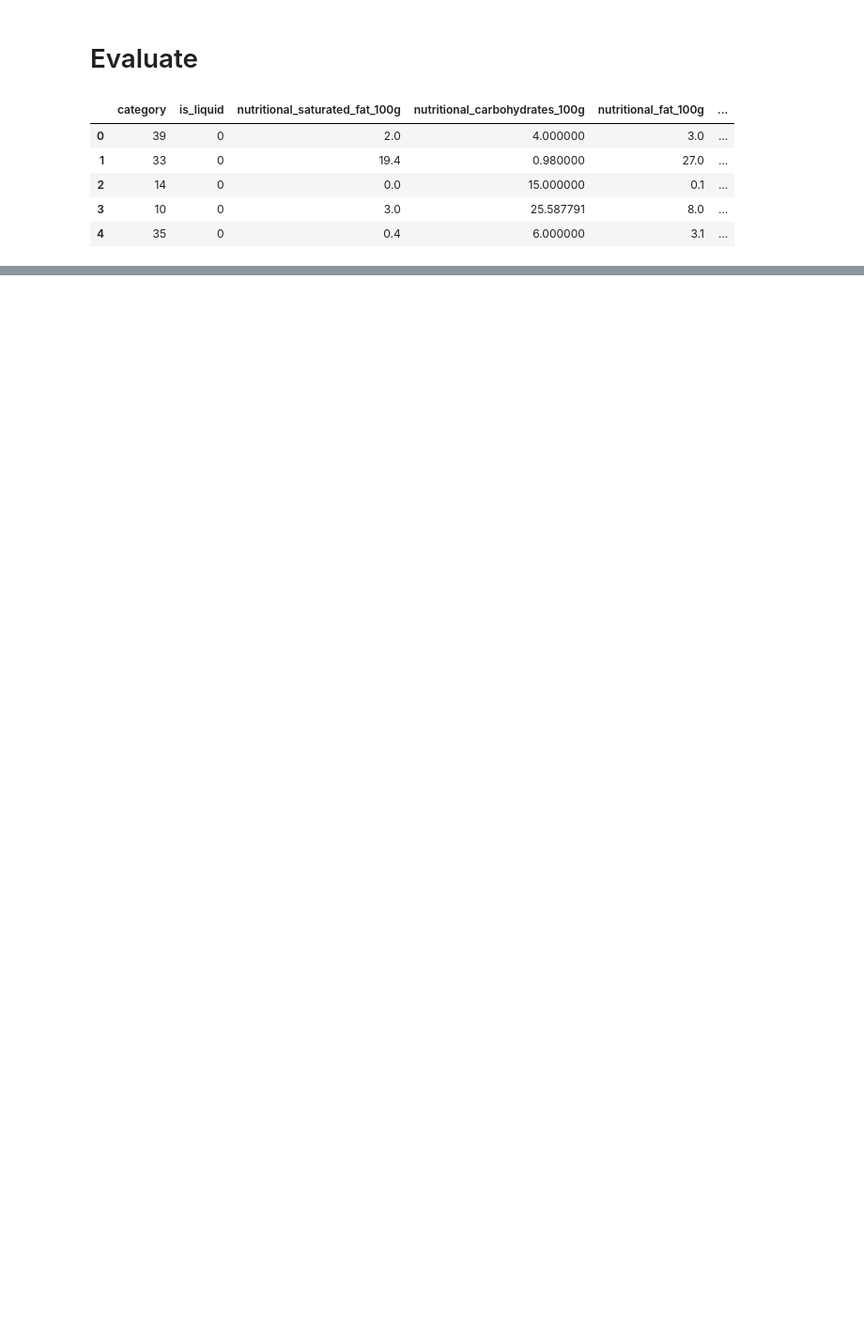
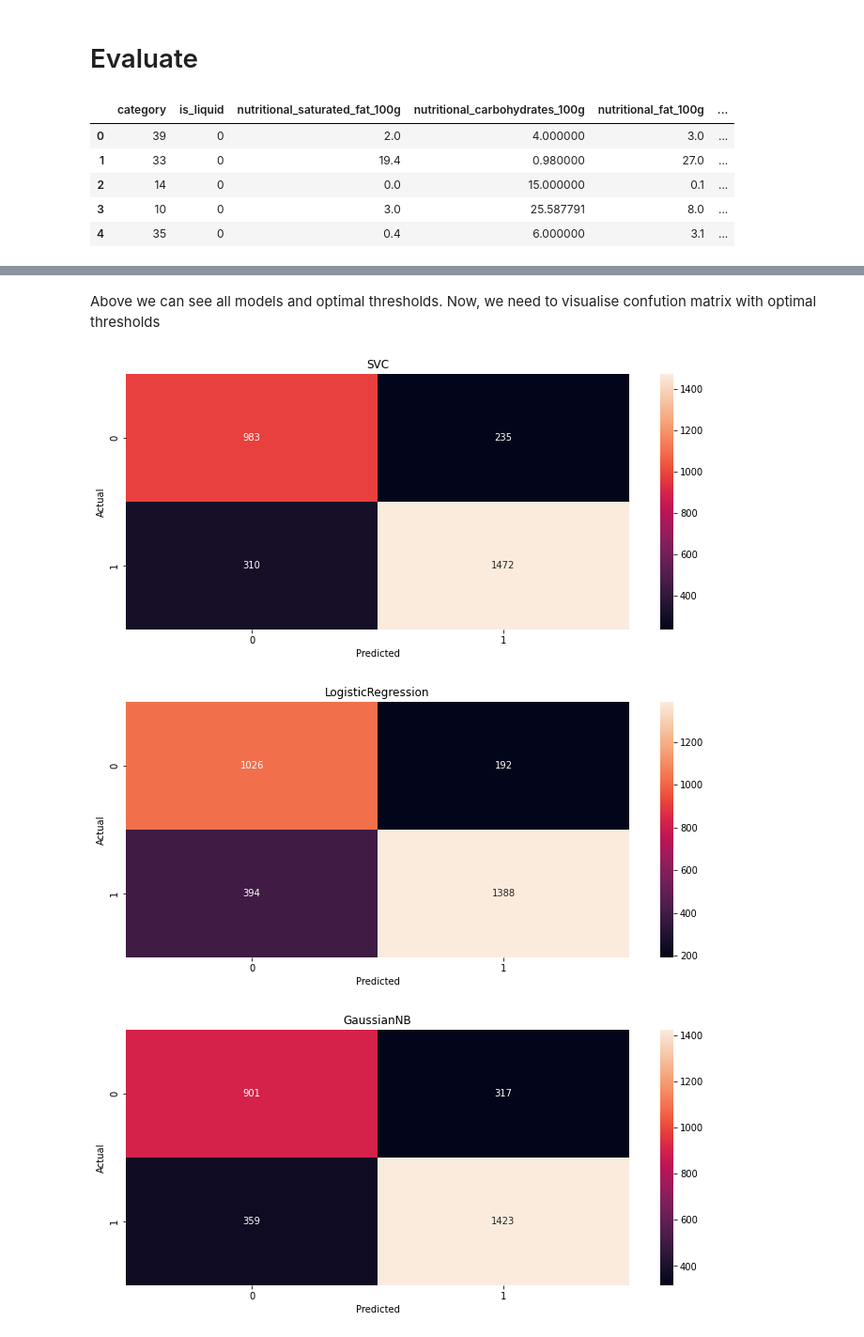
Before and after one commit to serdarakyol/food-classification, a Jupyter notebook: notebooks/myrealfood.ipynb, the cells around one changed output, grey strips where cells are left out. Shown: that part at 94% size. Saved outputs shown, nothing was run; the diff lists cells and outputs as text; code cells hidden in the pictures; blank space fills up the shorter version.

```diff
--- a/notebooks/myrealfood.ipynb
+++ b/notebooks/myrealfood.ipynb
@@ -449,0 +371,22 @@ As we can see graphics random forest is best option but we have to make a balanc
+# %% [markdown]
+Above we can see all models and optimal thresholds. Now, we need to visualise confution matrix with optimal thresholds
+# %%
+from sklearn.metrics import classification_report
+
+for i, model in enumerate(models):
+    threshold = best_thresholds[i]['optimal_thresh']
+    model_name = str(model).split("(")[0]
+    predictions = model.predict_proba(test_features)
+    predictions = (predictions[:,1] >= threshold).astype('int')
+    conf_mat = confusion_matrix(test_labels, predictions)
+    fig, ax = plt.subplots(figsize=(12,5))
+    sns.heatmap(conf_mat, annot=True, fmt='d')
+    plt.title(f"{model_name}")
+    plt.ylabel('Actual')
+    plt.xlabel('Predicted')
+    plt.show()
+    fig.savefig(f"../data/thres-{model_name}.jpg")
+# %% [output]
+[figure, added]
+[figure, added]
+[figure, added]
```
Also changed, not shown: parts of 37 cells of this notebook, 10 other files.
